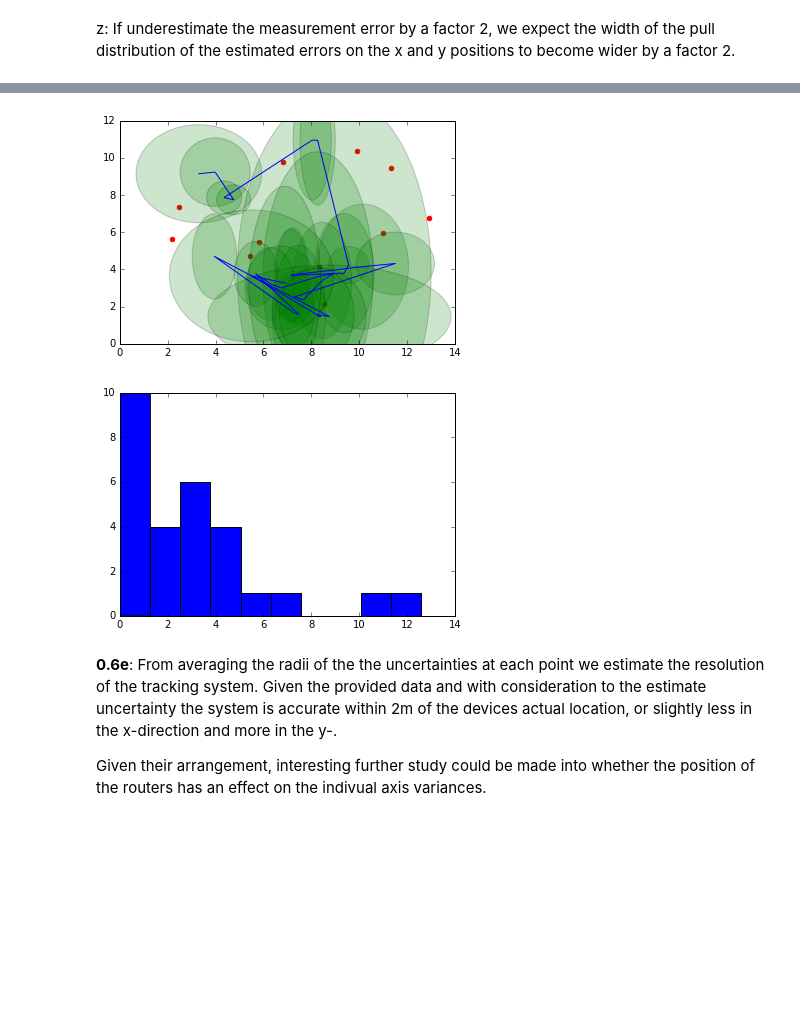
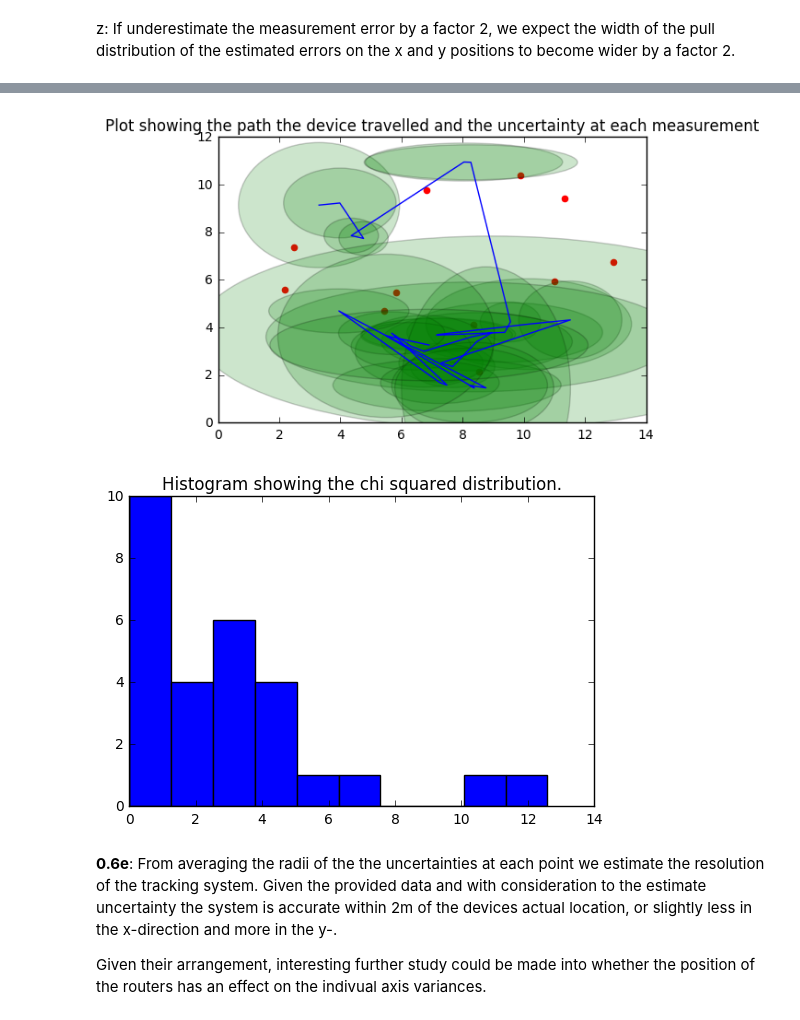
Before and after one commit to S3BASTI3N/WifiTracking, a Jupyter notebook: WifiTracking.ipynb, the cells around one changed output, grey strips where cells are left out. Drawn from its saved outputs; the diff is of its cells as text; code cells hidden in the pictures; blank space fills up the shorter version.

```diff
--- a/WifiTracking.ipynb
+++ b/WifiTracking.ipynb
@@ -725,7 +729,7 @@ def estimateUncertainty(group, position):
 
     B = np.matrix([[B11,B12,B13],[B21,B22,B23],[B31,B32,B33]])
 
-    varx, vary, varPt = np.diagonal(np.linalg.inv(B))
+    vary, varx, varPt = np.diagonal(np.linalg.inv(B))
 
     stdsx.append(np.sqrt(varx))
     stdsy.append(np.sqrt(vary))
@@ -737,42 +741,37 @@ def trackUser(data):
         position = [0,0]
         chi = 0;
         global currentGroup
         currentGroup = group
-        initialPosition = getRandomInitialPosition()
-        initialPt = getInitialPt()
         result = minimize(estimatePosition, [0,0,0], method='Powell')
         position[0] = position[0] + result.x[0]
         position[1] = position[1] + result.x[1]
         chis.append(result.fun)
         Pts.append(result.x[2])
         positions.append(position)
         estimateUncertainty(group, position)
 
     routerPositions = np.matrix(list(routers.values()))
     positionsMatrix = np.matrix(positions)
     plt.scatter(routerPositions[:,0], routerPositions[:,1], color='r')
     plt.plot(positionsMatrix[:,0], positionsMatrix[:,1])
-    #plt.ylim(-10, 20)
-    #plt.xlim(-10, 20)
-
-    #print(positions)
 
     e = []
     for i in range(len(positions)):
         e.append(Ellipse(positions[i], width = stdsx[i], height=stdsy[i]))
         plt.gca().add_artist(e[i])
         e[i].set_alpha(0.2)
         e[i].set_facecolor('g')
-
+    plt.title('Plot showing the path the device travelled and the uncertainty at each measurement')
     plt.show()
 
     plt.hist(chis, bins=10)
+    plt.title('Histogram showing the chi squared distribution.')
     plt.show()
 
 trackUser(data)
 # %% [output]
-[figure, old version]
+[figure, new version]
-[figure, old version]
+[figure, new version]
 # %% [markdown]
 **0.6e**: From averaging the radii of the the uncertainties at each point we estimate the resolution of the tracking system. Given the provided data and with consideration to the estimate uncertainty the system is accurate within 2m of the devices actual location, or slightly less in the x-direction and more in the y-.
 
```
Also changed, not shown: parts of 21 cells of this notebook.
